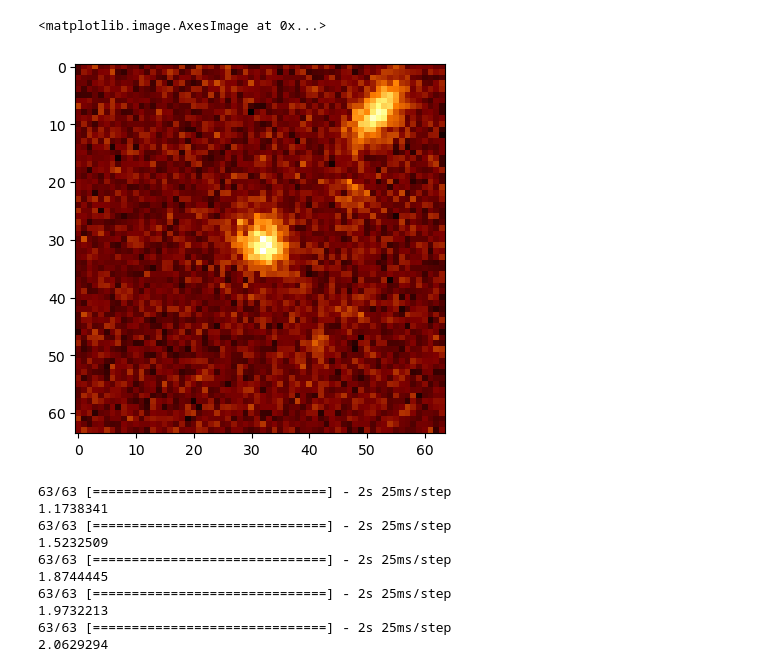
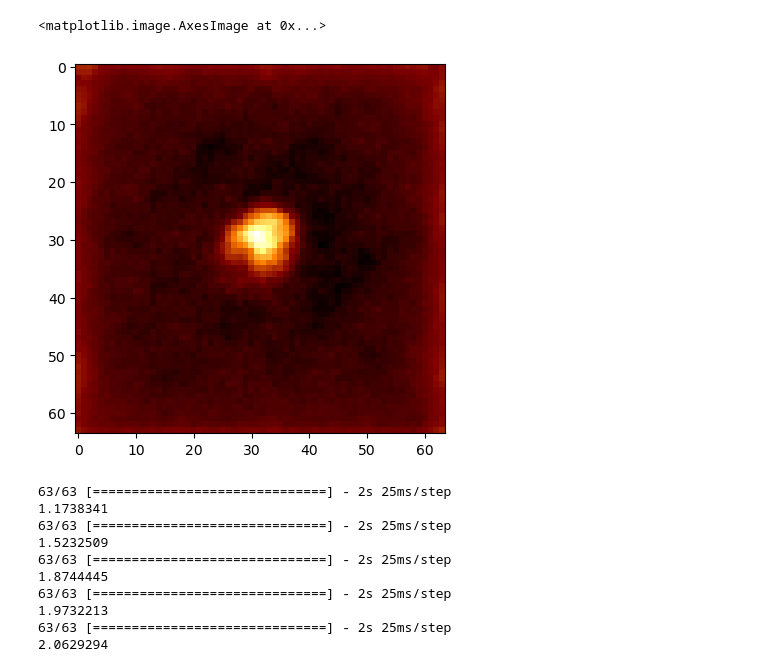
Before and after one commit to astrodatalab/photoz, a Jupyter notebook: code/generative_modeling/3_generative_models_comparison.ipynb, the cells around one changed output. Drawn from its saved outputs; the diff is of its cells as text; code cells hidden in the pictures.

Commit message:
update aurora diffusion, update 3 model comparison

```diff
--- a/code/generative_modeling/3_generative_models_comparison.ipynb
+++ b/code/generative_modeling/3_generative_models_comparison.ipynb
@@ -58,11 +58,14 @@ x_val = np.asarray(hf_val['image'][0 : ])
 
 hf_cvae = h5py.File('/data3/Billy/64x64_cvae_generated_13.hdf5', 'r')
 x_cvae = np.asarray(hf_cvae['image'][0 : ])
+
+hf_diffusion = h5py.File('/data/HSC_generated/HSC_generated_v1/step1/64x64/5x64x64_diffusion_generated.hdf5', 'r')
+x_diffusion = np.asarray(hf_diffusion['image'][0 : ])
 # %%
-plt.imshow(x_test[29][0], cmap = 'afmhot')
+plt.imshow(x_diffusion[29][0], cmap = 'afmhot')
 # %% [output]
 <matplotlib.image.AxesImage at 0x...>
-[figure, old version]
+[figure, new version]
 # %%
 inception = InceptionV3(include_top = False, pooling = 'avg', input_shape = (299, 299, 3))
 # %%
```
Also changed, not shown: parts of 6 cells of this notebook, 29 other files.
